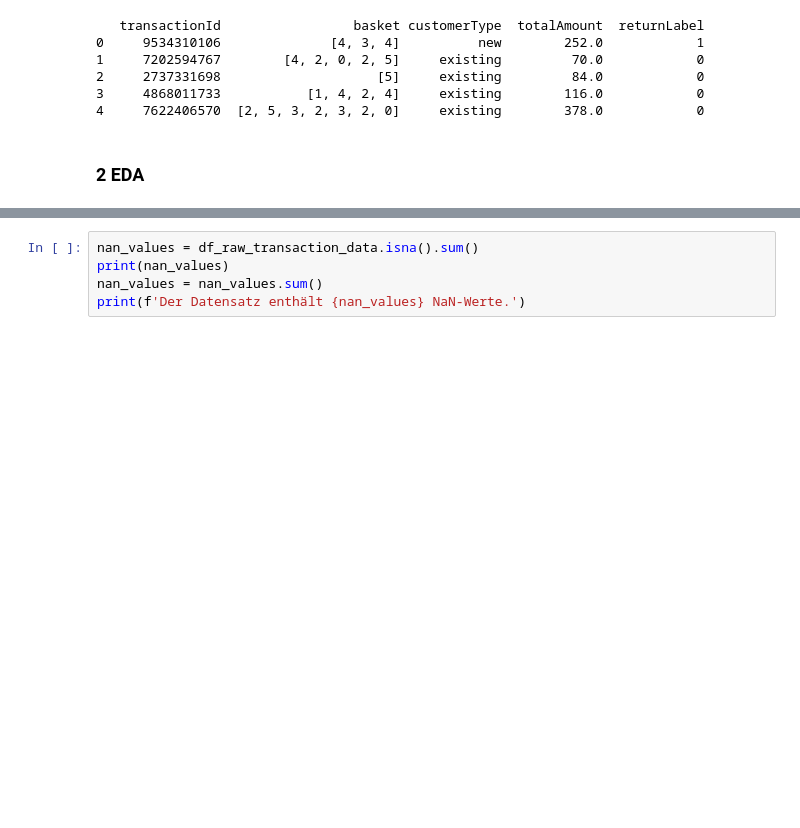
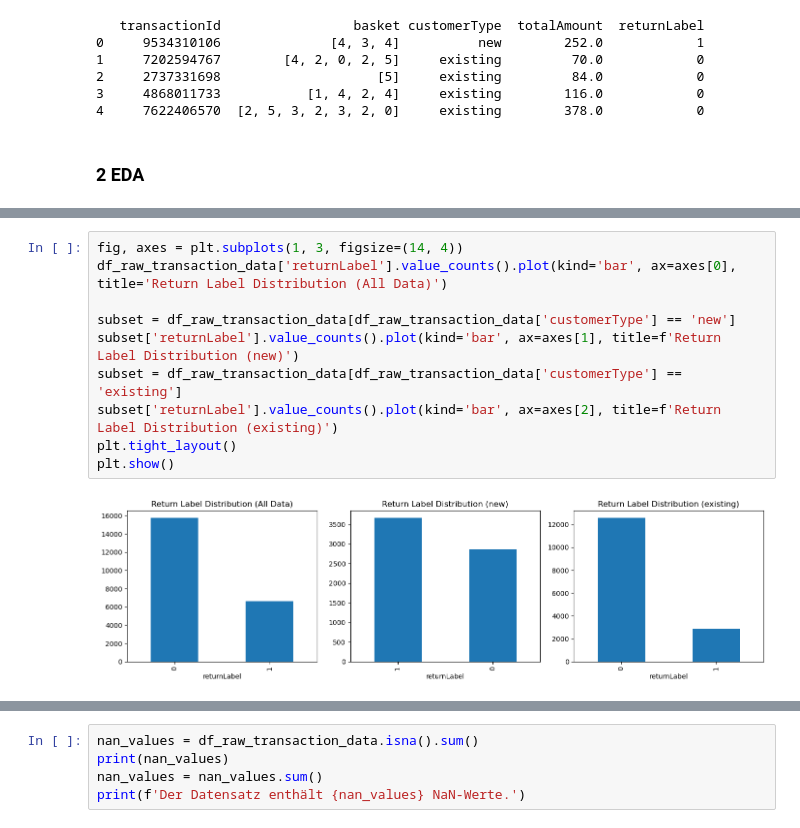
Before and after one commit to jkobh/ML-Projekt, a Jupyter notebook: ML-Modell.ipynb, the cells around one changed output, grey strips where cells are left out. Drawn from its saved outputs; the diff is of its cells as text; blank space fills up the shorter version.

```diff
--- a/ML-Modell.ipynb
+++ b/ML-Modell.ipynb
@@ -20,0 +30,12 @@ print(df_raw_transaction_data.head())
+# %%
+fig, axes = plt.subplots(1, 3, figsize=(14, 4))
+df_raw_transaction_data['returnLabel'].value_counts().plot(kind='bar', ax=axes[0], title='Return Label Distribution (All Data)')
+
+subset = df_raw_transaction_data[df_raw_transaction_data['customerType'] == 'new']
+subset['returnLabel'].value_counts().plot(kind='bar', ax=axes[1], title=f'Return Label Distribution (new)')
+subset = df_raw_transaction_data[df_raw_transaction_data['customerType'] == 'existing']
+subset['returnLabel'].value_counts().plot(kind='bar', ax=axes[2], title=f'Return Label Distribution (existing)')
+plt.tight_layout()
+plt.show()
+# %% [output]
+[figure, added]
```
Also changed, not shown: parts of 21 cells of this notebook.
